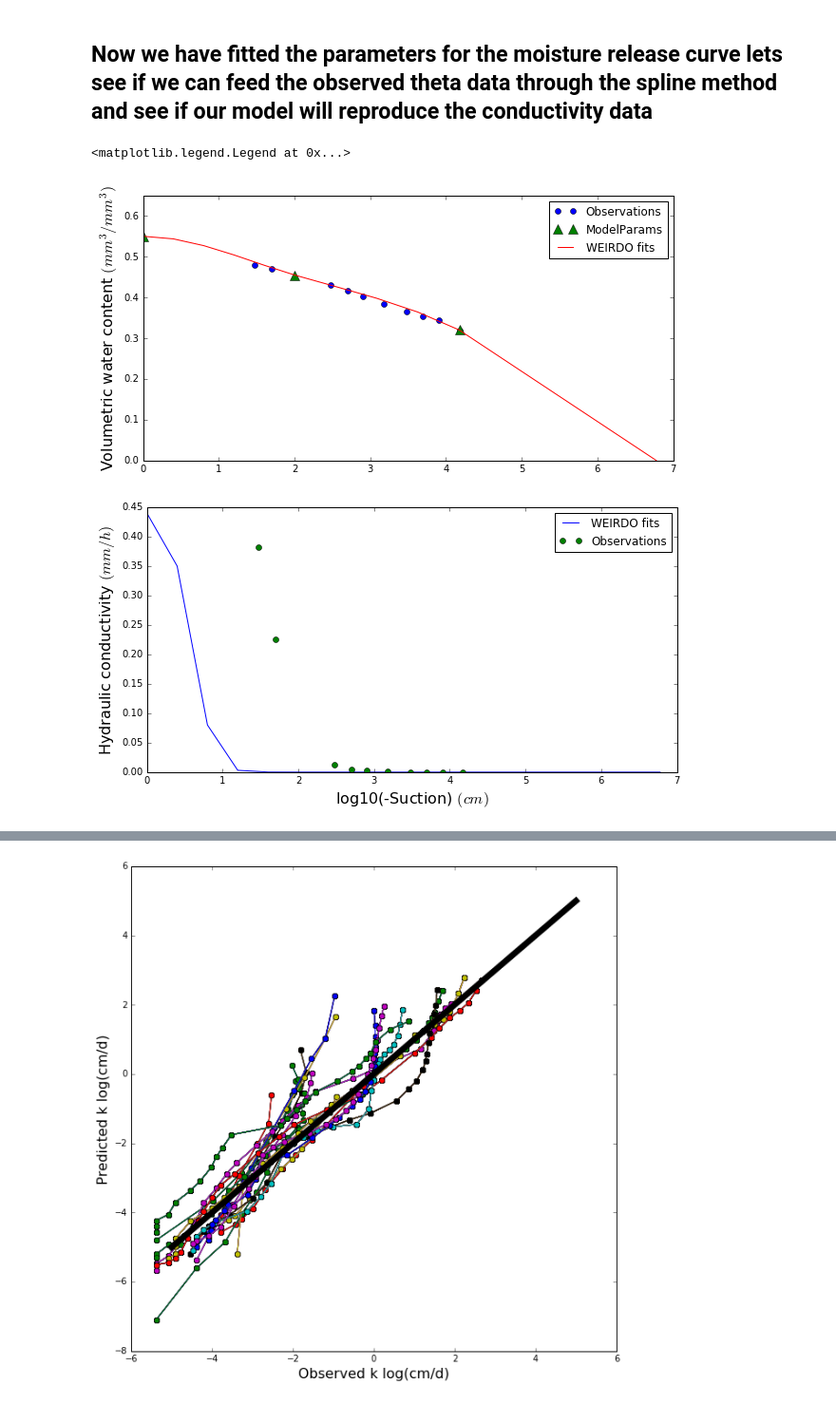
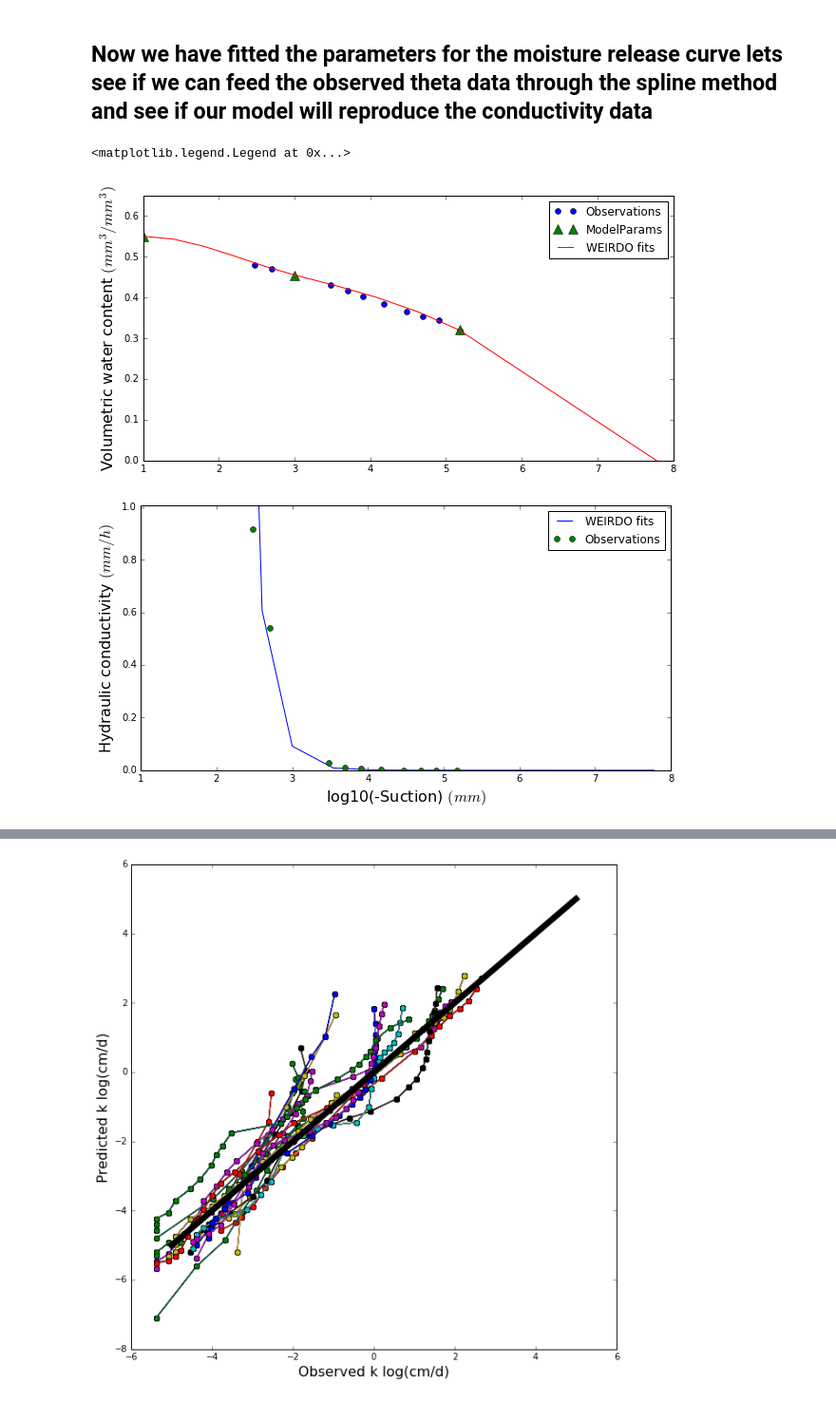
Before and after one commit to PlantandFoodResearch/MultiPoreWater, a Jupyter notebook: KMethod.ipynb, the cells around one changed output, grey strips where cells are left out. Shown at 95% size. Drawn from its saved outputs; the diff is of its cells as text; code cells hidden in the pictures.

Commit message:
refining k model

```diff
--- a/KMethod.ipynb
+++ b/KMethod.ipynb
@@ -225,5 +236,5 @@ Cflow = plt.figure(figsize=(10,5))
 # %%
 PoreBounds = [ 3000, 1194, 475, 189, 75, 30, 8.6, 2.47, 0.707, 0.202, 0.0005 ]
 
-BoundPSI =  np.divide(-3000,PoreBounds)
+BoundPSI =  np.divide(-30000,PoreBounds)
 # %%
@@ -316,3 +319,12 @@ BoundryMarkers = [-0.1,10000,10000,-0.1,-0.1,10000,10000,-0.1,-0.1,10000,10000,-
+# %%
+def ThetaCurve(SAT,DUL,LL15,PSI):
+    ##Set up parameters for spline
+    psis = -10
+    psid = -1000
+    psi0 = -0.6e8
+    psi_ll15 = -150000.0;
+
+    return HermiteSpline(SAT,DUL,LL15,PSI,psis,psid,psi_ll15,psi0)
 # %%
 def MakeConductivityFrame(SAT,DUL,LL15):
     # DiaUpper Units = um
@@ -323,9 +335,9 @@ def MakeConductivityFrame(SAT,DUL,LL15):
             ConductivityFrame.ix[x,'DiaLower'] = ConductivityFrame.ix[x+1,'DiaUpper']
         except:
             ConductivityFrame.ix[x,'DiaLower'] = 0
-    # PsiUpper units = cmH2O
-    ConductivityFrame.ix[:,'PsiUpper'] = np.divide(-3000,ConductivityFrame.ix[:'DiaUpper'])
-    # PsiLower units = cmH2O
+    # PsiUpper units = mmH2O
+    ConductivityFrame.ix[:,'PsiUpper'] = np.divide(-30000,ConductivityFrame.ix[:'DiaUpper'])
+    # PsiLower units = mmH2O
     for x in ConductivityFrame.index:
         try:
             ConductivityFrame.ix[x,'PsiLower'] = ConductivityFrame.ix[x+1,'PsiUpper']
@@ -344,13 +356,13 @@ def MakeConductivityFrame(SAT,DUL,LL15):
     # Number units = /m
     ConductivityFrame.ix[:,'Number'] = ConductivityFrame.ix[:,'Volume']/(ConductivityFrame.ix[:,'Area']/1000000000000)
     # Xflow is unitless
-    ConductivityFrame.ix[:,'Xflow'] = 1.6 + 2 * np.exp(ConductivityFrame.ix[:,'Radius']*-0.008)
-    # PoreFlowRate units = cm3/s
-    ConductivityFrame.ix[:,'PoreFlowRate'] = 0.0005 * np.power((ConductivityFrame.ix[:,'Radius']/10000),ConductivityFrame.ix[:,'Xflow'])
-    # VolumetricFlowRate units = cm3/s/m2
+    ConductivityFrame.ix[:,'Xflow'] = 4
+    # PoreFlowRate units = mm3/s
+    ConductivityFrame.ix[:,'PoreFlowRate'] = 3e-11 * np.power((ConductivityFrame.ix[:,'Radius']),ConductivityFrame.ix[:,'Xflow'])
+    # VolumetricFlowRate units = mm3/s/m2
     ConductivityFrame.ix[:,'VolumetricFlowRate'] = ConductivityFrame.ix[:,'PoreFlowRate'] * ConductivityFrame.ix[:,'Number']
     # Capilalarity units = mm/h
-    ConductivityFrame.ix[:,'Capillarity'] = ConductivityFrame.ix[:,'VolumetricFlowRate']/1000*3600
+    ConductivityFrame.ix[:,'Capillarity'] = ConductivityFrame.ix[:,'VolumetricFlowRate']/1e6*3600
     ConductivityFrame.ix[:,'Sorbtivity'] = np.sqrt(((7.4/ConductivityFrame.ix[:,'Radius']*1000) * ConductivityFrame.ix[:,'Capillarity'])/0.5)
     ConductivityFrame.ix[:,'Sorption'] = 0.5 * ConductivityFrame.ix[:,'Sorbtivity'] * np.power(1,-0.5)
     ConductivityFrame.ix[:,'Kin'] = ConductivityFrame.ix[:,'Capillarity'] + ConductivityFrame.ix[:,'Sorption']
@@ -367,27 +379,28 @@ def MakeConductivityFrame(SAT,DUL,LL15):
 # %%
 Set = '2360'
 FitSAT = 0.55
 FitDUL = 0.455
 FitLL = 0.32
 
 fig = plt.figure(figsize=(10,5))
 plt.plot(np.log10(GraphData.ix[Set,'preshead']),GraphData.ix[Set,'theta'],'o',label = 'Observations')
-plt.plot(np.log10([1,100,15000]),[FitSAT,FitDUL,FitLL],'^',markersize = 10,label = 'ModelParams')
+plt.plot(np.log10([10,1000,150000]),[FitSAT,FitDUL,FitLL],'^',markersize = 10,label = 'ModelParams')
 plt.plot(np.log10(-BoundPSI),ThetaCurve(FitSAT,FitDUL,FitLL,BoundPSI),label = 'WEIRDO fits')
 plt.ylim(0,0.65)
 plt.ylabel(r'Volumetric water content $(mm^3/mm^3)$',fontsize=16)
 plt.legend()
 
 FitFrame = MakeConductivityFrame(FitSAT,FitDUL,FitLL)
 
-ymax = 10
+ymax = GraphData.ix[Set,'conductivity'].max() * 1.1
 fig = plt.figure(figsize=(10,5))
 plt.plot(np.log10(-FitFrame.ix[:,'PsiUpper']),FitFrame.ix[:,'CumCapil'],label = 'WEIRDO fits')
-plt.plot(np.log10(GraphData.ix[Set,'preshead']),GraphData.ix[Set,'conductivity']*10/24,'o', label = 'Observations')
-plt.xlabel(r'log10(-Suction) $(cm)$',fontsize=16)
+plt.plot(np.log10(GraphData.ix[Set,'preshead']),GraphData.ix[Set,'conductivity'],'o', label = 'Observations')
+plt.xlabel(r'log10(-Suction) $(mm)$',fontsize=16)
 plt.ylabel(r'Hydraulic conductivity $(mm/h)$',fontsize=16)
+plt.ylim(0,ymax)
 plt.legend()
 # %% [output]
 <matplotlib.legend.Legend at 0x...>
 [figure]
-[figure, old version]
+[figure, new version]
```
Also changed, not shown: parts of 29 cells of this notebook.
